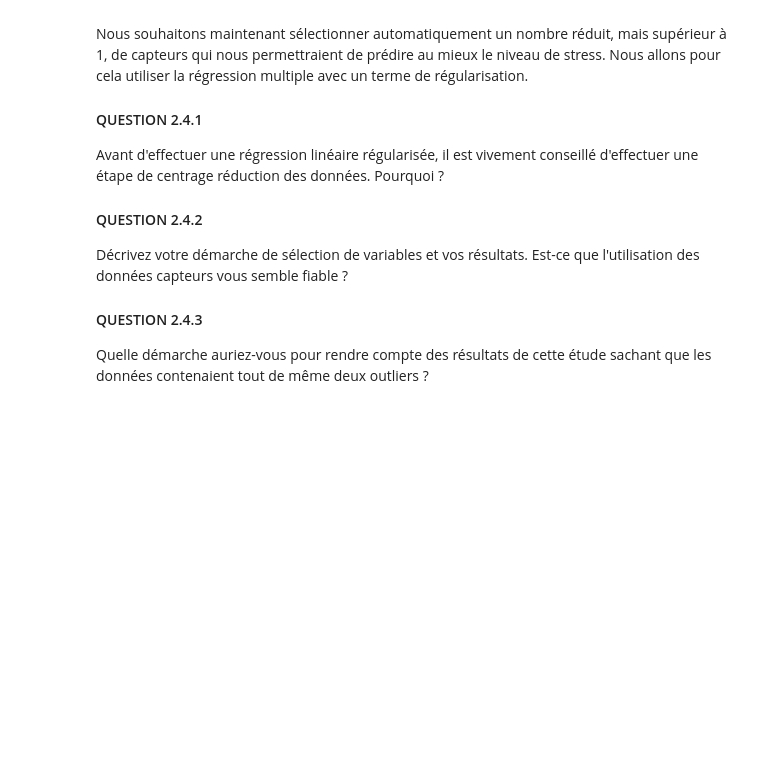
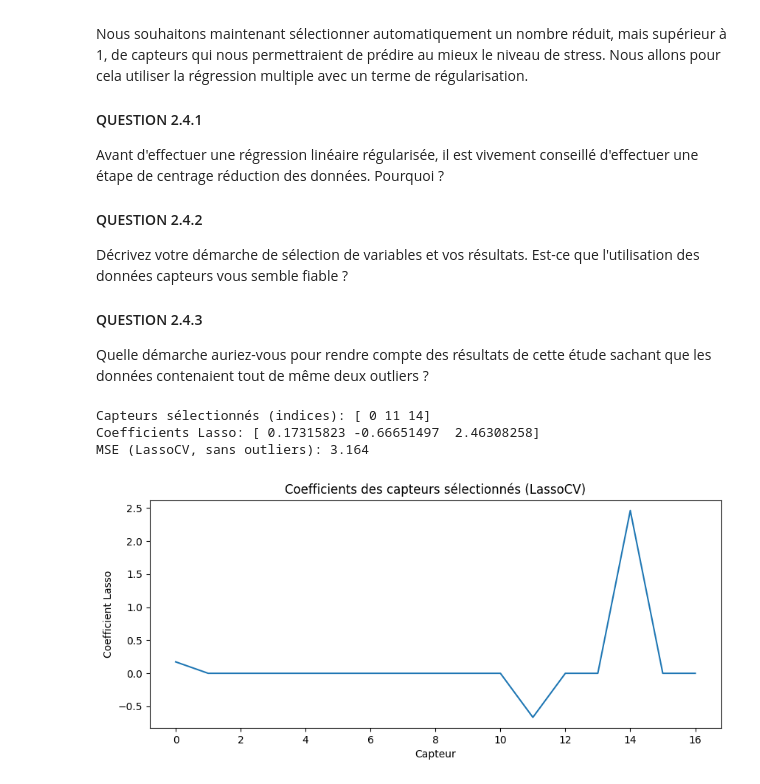
Before and after one commit to t-karch/stat-ml, a Jupyter notebook: TPs/BE_statML_2025/BE_StatML_2025.ipynb, the cells around one changed output. Drawn from its saved outputs; the diff is of its cells as text; code cells hidden in the pictures; blank space fills up the shorter version.

```diff
--- a/TPs/BE_statML_2025/BE_StatML_2025.ipynb
+++ b/TPs/BE_statML_2025/BE_StatML_2025.ipynb
@@ -257,10 +270,3 @@ On s'intéresse maintenant au lien entre la variable *sensor_12* et le niveau de
 #### QUESTION 2.3.2
 
 **Stratégie 2** : Nous allons ici utiliser toutes les observations pour l'apprentissage du modèle linéaire et sa validation. En supposant que les erreurs de prédiction suivent une loi normale centrée, pourrait-on aussi détecter les outliers à partir d'un test d'hypothèse. Si oui, décrivez la procédure.
-# %%
-lr = LinearRegression()
-lr.fit(X.iloc[:,11].values.reshape(-1,1), Y)
-y_predict = lr.predict(X.iloc[:,11].values.reshape(-1,1))
-
-errors = (Y-y_predict)**2
-print(errors)
@@ -307,3 +357,45 @@ Décrivez votre démarche de sélection de variables et vos résultats. Est-ce q
 #### QUESTION 2.4.3
 
 Quelle démarche auriez-vous pour rendre compte des résultats de cette étude sachant que les données contenaient tout de même deux outliers ?
+# %%
+# Question 2.4.2
+
+from sklearn.preprocessing import StandardScaler
+from sklearn.linear_model import LassoCV
+from sklearn.metrics import mean_squared_error
+
+# Suppression des deux outliers détectés (indices à adapter selon votre détection)
+outlier_indices = [2, 61]
+X_clean = X.drop(index=outlier_indices).reset_index(drop=True)
+Y_clean = Y.drop(index=outlier_indices).reset_index(drop=True)
+
+# Centrage-réduction des capteurs
+scaler = StandardScaler()
+X_scaled = scaler.fit_transform(X_clean)
+
+# Sélection automatique des variables par Lasso avec validation croisée
+lasso_cv = LassoCV(cv=5, random_state=42)
+lasso_cv.fit(X_scaled, Y_clean.values.ravel())
+
+# Affichage des capteurs sélectionnés (coefficients non nuls)
+selected = np.where(lasso_cv.coef_ != 0)[0]
+print("Capteurs sélectionnés (indices):", selected)
+print("Coefficients Lasso:", lasso_cv.coef_[selected])
+
+# Performance du modèle
+y_pred = lasso_cv.predict(X_scaled)
+mse = mean_squared_error(Y_clean, y_pred)
+print(f"MSE (LassoCV, sans outliers): {mse:.3f}")
+
+# Visualisation des coefficients
+plt.figure(figsize=(10,4))
+plt.plot(lasso_cv.coef_)
+plt.xlabel("Capteur")
+plt.ylabel("Coefficient Lasso")
+plt.title("Coefficients des capteurs sélectionnés (LassoCV)")
+plt.show()
+# %% [output]
+Capteurs sélectionnés (indices): [ 0 11 14]
+Coefficients Lasso: [ 0.17315823 -0.66651497  2.46308258]
+MSE (LassoCV, sans outliers): 3.164
+[figure, added]
```
Also changed, not shown: parts of 13 cells of this notebook, 2 other files.
